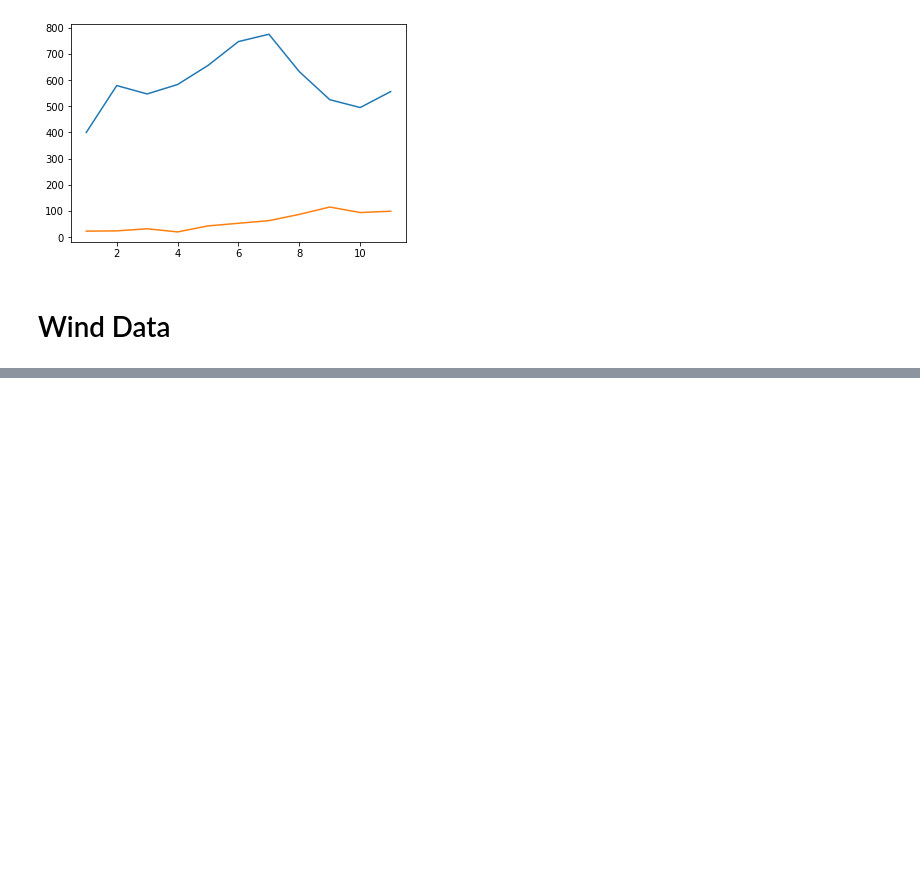
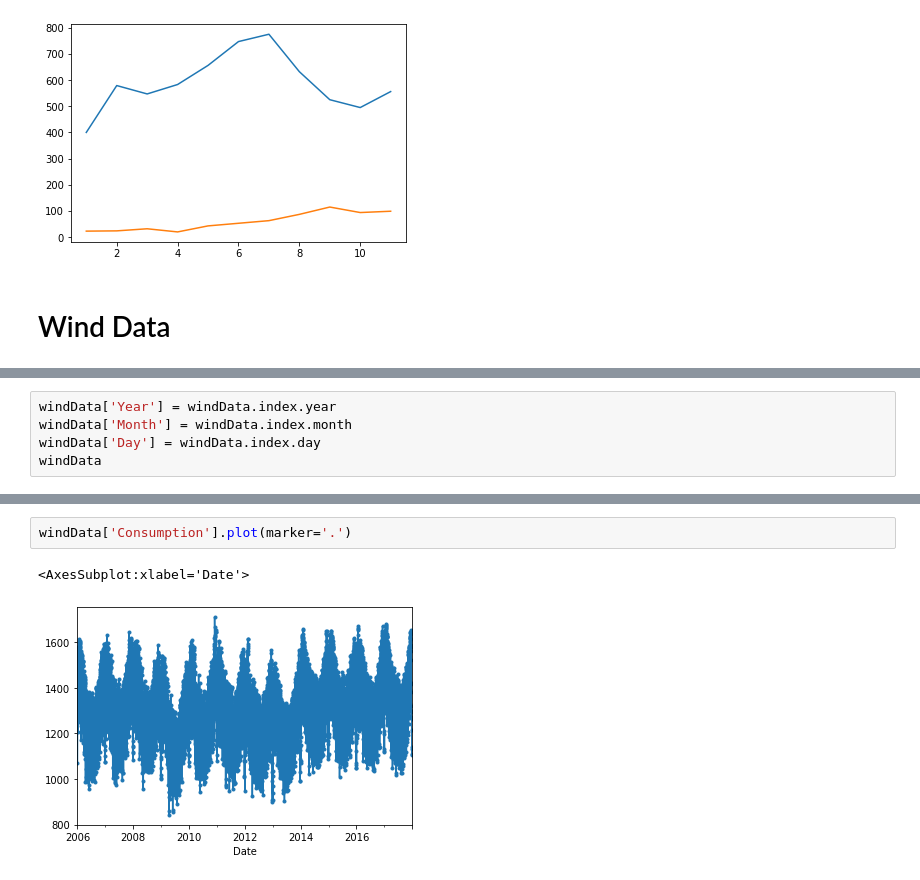
Before and after one commit to safiraauliar/H8_PYTN-KS-003, a Jupyter notebook: Sesi6-DataCleaning-with-pandas.ipynb, the cells around one changed output, grey strips where cells are left out. Cells and saved outputs as stored; diff of their text form; blank space fills up the shorter version.

```diff
--- a/Sesi6-DataCleaning-with-pandas.ipynb
+++ b/Sesi6-DataCleaning-with-pandas.ipynb
@@ -242,0 +260,5 @@ memory usage: 171.3+ KB
+# %%
+windData['Year'] = windData.index.year
+windData['Month'] = windData.index.month
+windData['Day'] = windData.index.day
+windData
@@ -242,0 +300,5 @@ memory usage: 171.3+ KB
+# %%
+windData['Consumption'].plot(marker='.')
+# %% [output]
+<AxesSubplot:xlabel='Date'>
+[figure, added]
```
Also changed, not shown: parts of 8 cells of this notebook.
